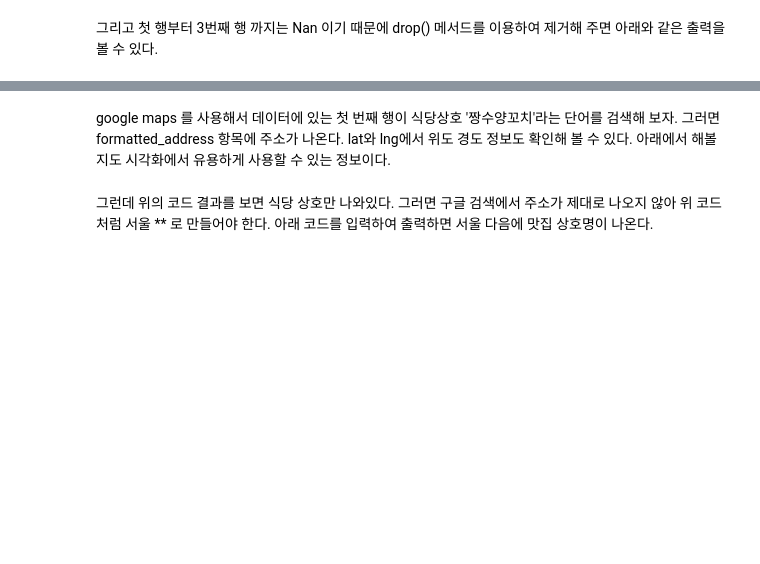
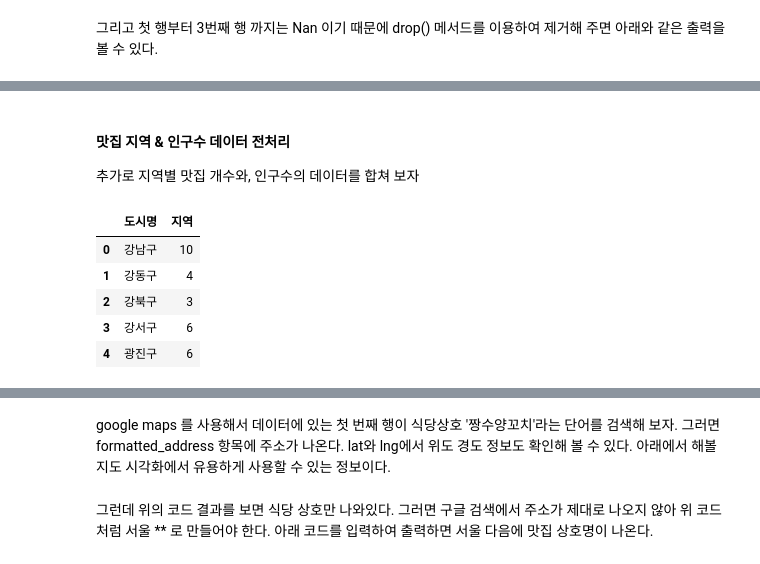
Before and after one commit to jaeyoon89/tasty_road, a Jupyter notebook: tasty_road.ipynb, the cells around one changed output, grey strips where cells are left out. Drawn from its saved outputs; the diff is of its cells as text; code cells hidden in the pictures; blank space fills up the shorter version.

```diff
--- a/tasty_road.ipynb
+++ b/tasty_road.ipynb
@@ -133,0 +193,16 @@ seoul_df_raw.set_index('지역')
+# %% [markdown]
+#### 맛집 지역 & 인구수 데이터 전처리
+
+추가로 지역별 맛집 개수와, 인구수의 데이터를 합쳐 보자
+# %%
+seoul_df_area = seoul_df_raw.groupby('도시명').count()[['지역']]
+
+seoul_df_area = seoul_df_area.reset_index()
+seoul_df_area.head()
+# %% [output]
+|  | 도시명 | 지역 |
+| 0 | 강남구 | 10 |
+| 1 | 강동구 | 4 |
+| 2 | 강북구 | 3 |
+| 3 | 강서구 | 6 |
+| 4 | 광진구 | 6 |
```
Also changed, not shown: parts of 59 cells of this notebook.
